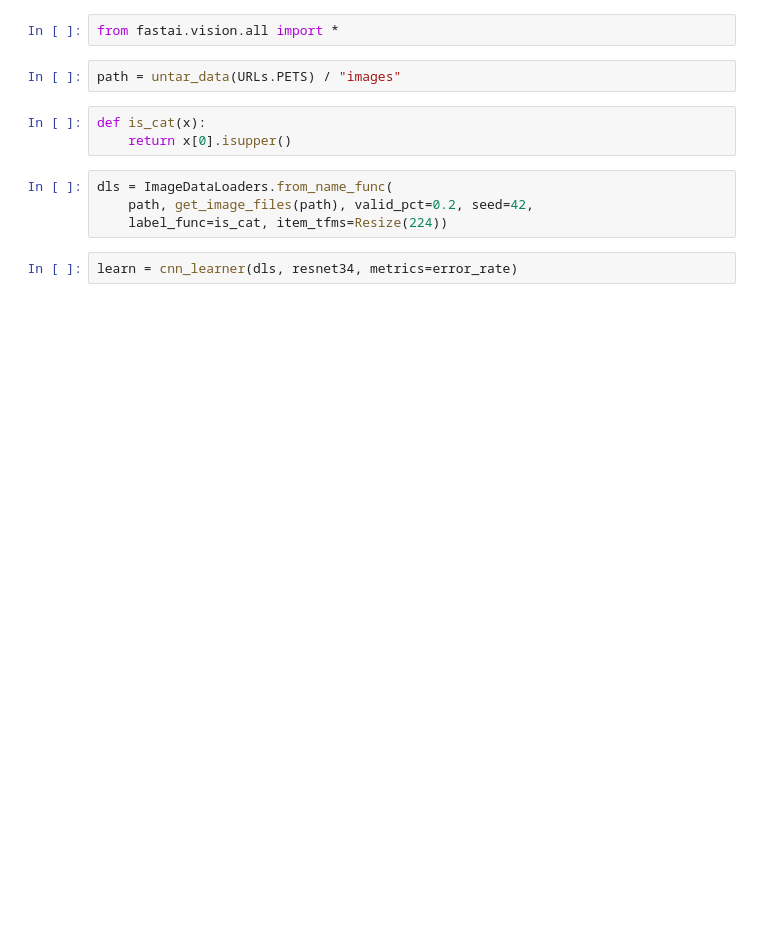
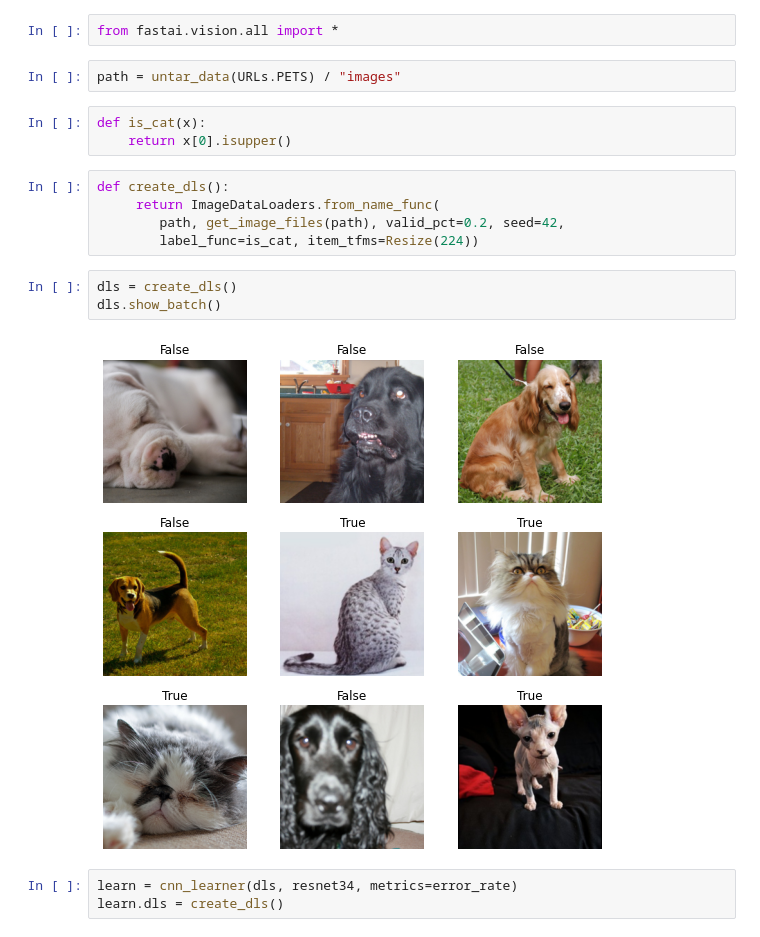
Before and after one commit to hoelzl/ml-for-programmers, a Jupyter notebook: notebooks/cats_vs_dogs.ipynb, the cells around one changed output. Cells and saved outputs as stored; diff of their text form; blank space fills up the shorter version.

```diff
--- a/notebooks/cats_vs_dogs.ipynb
+++ b/notebooks/cats_vs_dogs.ipynb
@@ -6,11 +6,18 @@ path = untar_data(URLs.PETS) / "images"
 def is_cat(x):
     return x[0].isupper()
 # %%
-dls = ImageDataLoaders.from_name_func(
-    path, get_image_files(path), valid_pct=0.2, seed=42,
-    label_func=is_cat, item_tfms=Resize(224))
+def create_dls():
+     return ImageDataLoaders.from_name_func(
+        path, get_image_files(path), valid_pct=0.2, seed=42,
+        label_func=is_cat, item_tfms=Resize(224))
+# %%
+dls = create_dls()
+dls.show_batch()
+# %% [output]
+[figure, added]
 # %%
 learn = cnn_learner(dls, resnet34, metrics=error_rate)
+learn.dls = create_dls()
 # %%
 learn.fine_tune(1)
 # %% [output]
```
Also changed, not shown: parts of 2 cells of this notebook, 6 other files.
